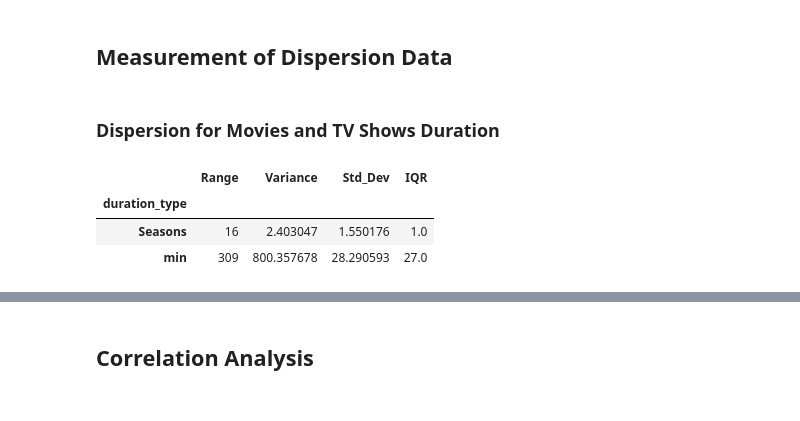
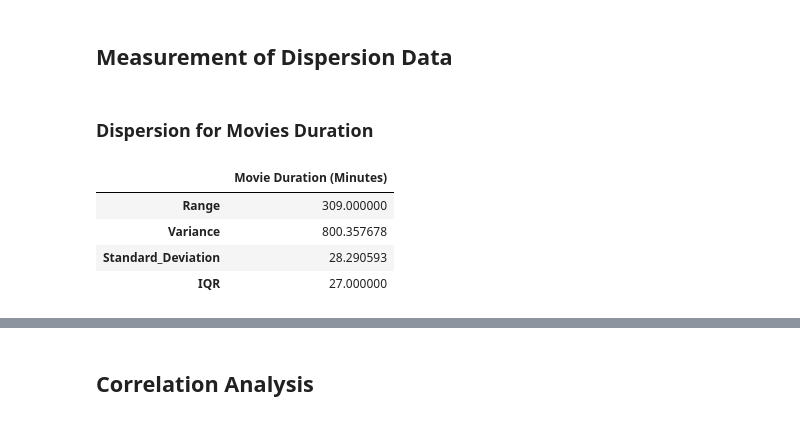
Before and after one commit to liya-eng/DSF_PROJECT, a Jupyter notebook: TT6L_G04_Notebook.ipynb, the cells around one changed output, grey strips where cells are left out. Drawn from its saved outputs; the diff is of its cells as text; code cells hidden in the pictures.

```diff
--- a/TT6L_G04_Notebook.ipynb
+++ b/TT6L_G04_Notebook.ipynb
@@ -370,22 +410,22 @@ plt.show()
 # %% [markdown]
 ## Measurement of Dispersion Data
 # %% [markdown]
-### Dispersion for Movies and TV Shows Duration
+### Dispersion for Movies Duration
 # %%
-netflix_cleaned['duration_type'] = netflix_cleaned['duration_type'].replace({
-    'Season': 'Seasons'
-})
+movies_duration = netflix_cleaned[netflix_cleaned['duration_type'] == 'min']
 
-summary = netflix_cleaned.groupby('duration_type')['duration_value'].agg(
-    Range=lambda x: x.max() - x.min(),
+movie_summary = movies_duration['duration_value'] .agg(
+    Range = lambda x: x.max() - x.min(),
     Variance = 'var',
-    Std_Dev = 'std',
+    Standard_Deviation = 'std',
     IQR = lambda x: x.quantile(0.75) - x.quantile(0.25)
-)
+).to_frame(name='Movie Duration (Minutes)')
 
-summary
+
+display(movie_summary)
 # %% [output]
-|  | Range | Variance | Std_Dev | IQR |
-| duration_type |  |  |  |  |
-| Seasons | 16 | 2.403047 | 1.550176 | 1.0 |
-| min | 309 | 800.357678 | 28.290593 | 27.0 |
+|  | Movie Duration (Minutes) |
+| Range | 309.000000 |
+| Variance | 800.357678 |
+| Standard_Deviation | 28.290593 |
+| IQR | 27.000000 |
```
Also changed, not shown: parts of 23 cells of this notebook.
